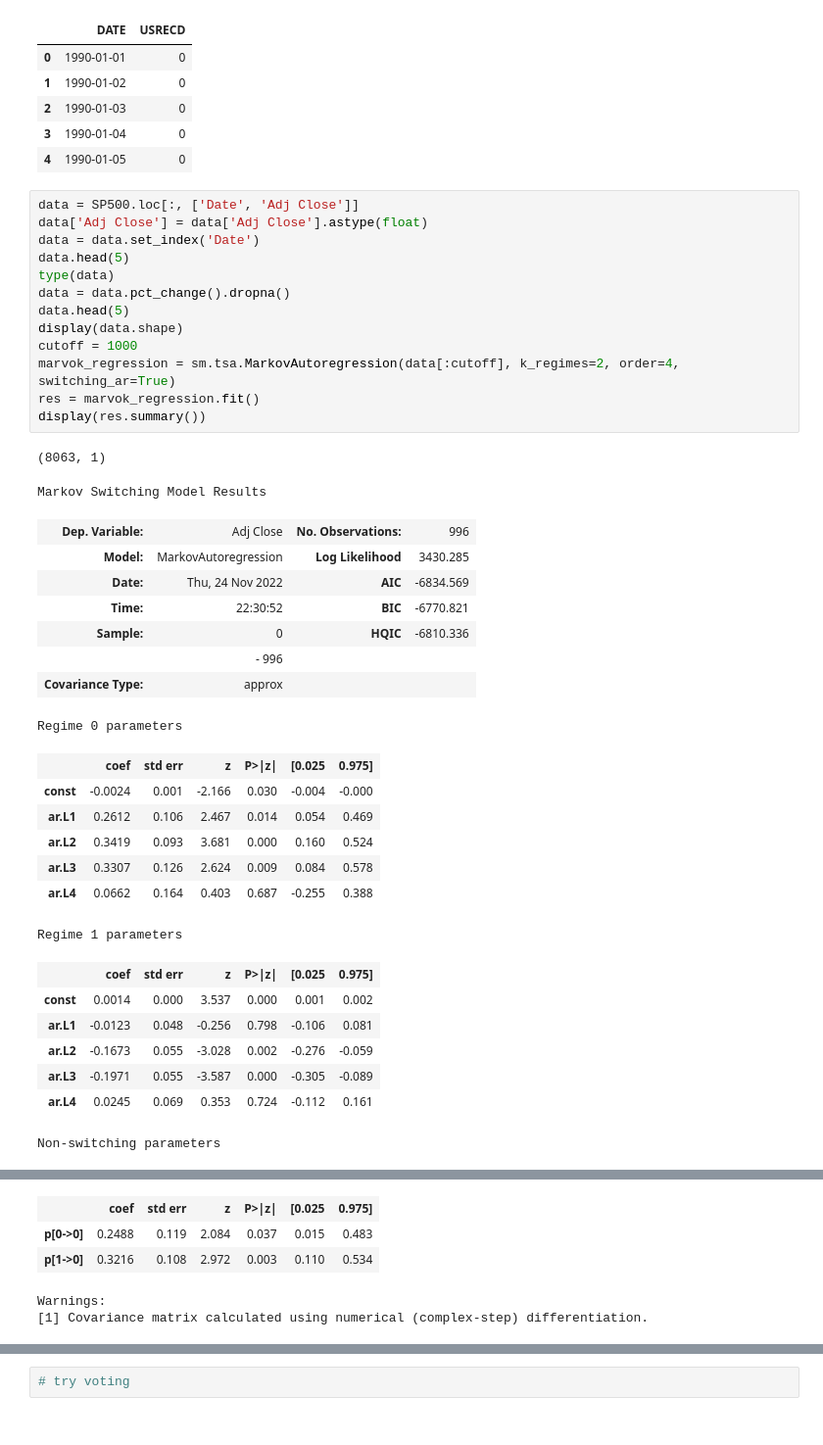
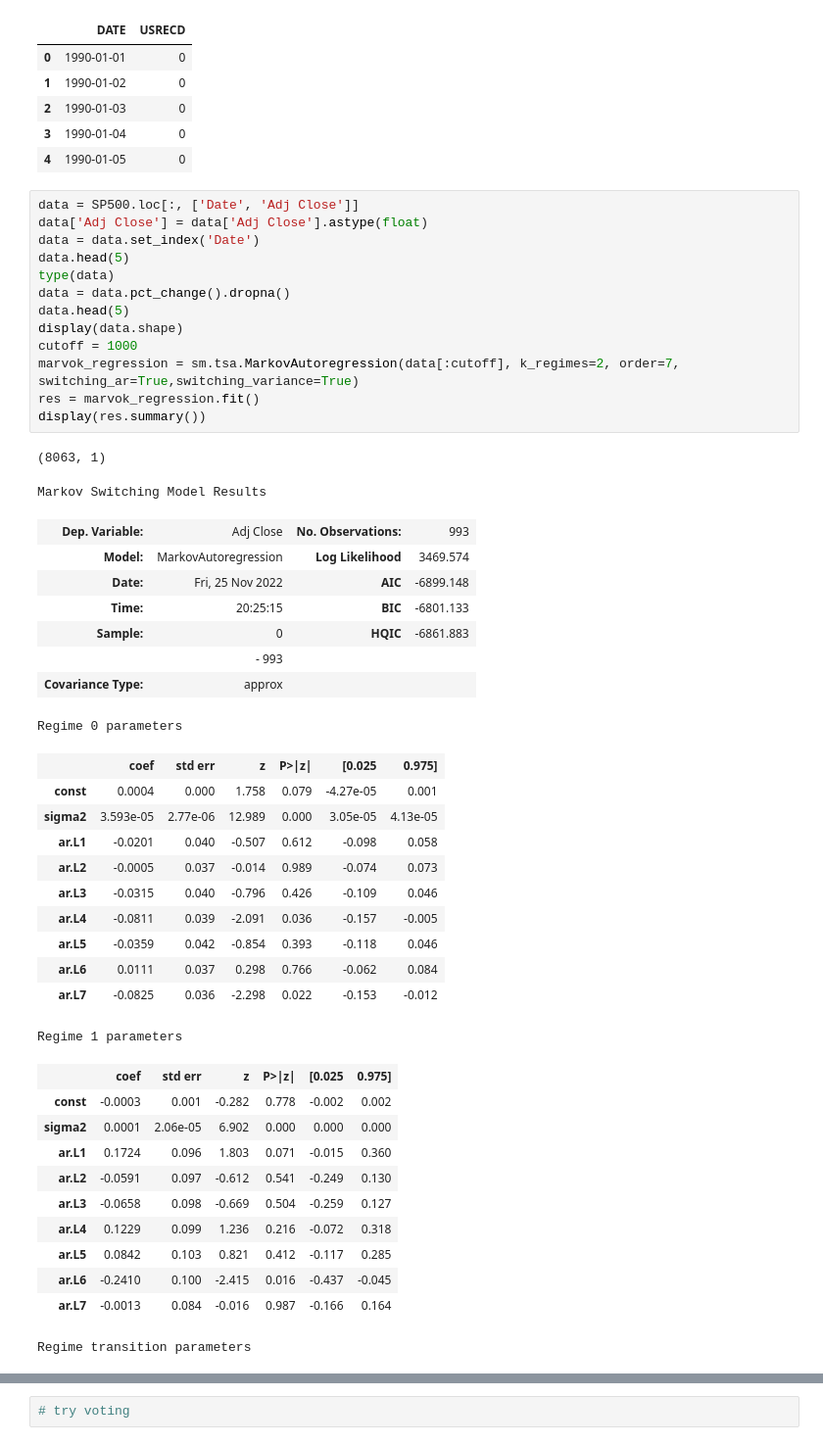
Before and after one commit to TradeMaster-NTU/TradeMaster, a Jupyter notebook: labeling/markov regime switching/S&P500.ipynb, the cells around one changed output, grey strips where cells are left out. Shown at 98% size. Saved outputs shown, nothing was run; the diff lists cells and outputs as text.

```diff
--- a/labeling/markov regime switching/S&P500.ipynb
+++ b/labeling/markov regime switching/S&P500.ipynb
@@ -28,39 +28,47 @@ display(recession.head())
 # %%
 data = SP500.loc[:, ['Date', 'Adj Close']]
 data['Adj Close'] = data['Adj Close'].astype(float)
 data = data.set_index('Date')
 data.head(5)
 type(data)
 data = data.pct_change().dropna()
 data.head(5)
 display(data.shape)
 cutoff = 1000
-marvok_regression = sm.tsa.MarkovAutoregression(data[:cutoff], k_regimes=2, order=4, switching_ar=True)
+marvok_regression = sm.tsa.MarkovAutoregression(data[:cutoff], k_regimes=2, order=7, switching_ar=True,switching_variance=True)
 res = marvok_regression.fit()
 display(res.summary())
 # %% [output]
 (8063, 1)
 Markov Switching Model Results
-| Dep. Variable: | Adj Close | No. Observations: | 996 |
-| Model: | MarkovAutoregression | Log Likelihood | 3430.285 |
-| Date: | Thu, 24 Nov 2022 | AIC | -6834.569 |
-| Time: | 22:30:52 | BIC | -6770.821 |
-| Sample: | 0 | HQIC | -6810.336 |
-|  | - 996 |  |  |
+| Dep. Variable: | Adj Close | No. Observations: | 993 |
+| Model: | MarkovAutoregression | Log Likelihood | 3469.574 |
+| Date: | Fri, 25 Nov 2022 | AIC | -6899.148 |
+| Time: | 20:25:15 | BIC | -6801.133 |
+| Sample: | 0 | HQIC | -6861.883 |
+|  | - 993 |  |  |
 | Covariance Type: | approx |  |  |
 Regime 0 parameters
 |  | coef | std err | z | P>|z| | [0.025 | 0.975] |
-| const | -0.0024 | 0.001 | -2.166 | 0.030 | -0.004 | -0.000 |
-| ar.L1 | 0.2612 | 0.106 | 2.467 | 0.014 | 0.054 | 0.469 |
-| ar.L2 | 0.3419 | 0.093 | 3.681 | 0.000 | 0.160 | 0.524 |
-| ar.L3 | 0.3307 | 0.126 | 2.624 | 0.009 | 0.084 | 0.578 |
-| ar.L4 | 0.0662 | 0.164 | 0.403 | 0.687 | -0.255 | 0.388 |
+| const | 0.0004 | 0.000 | 1.758 | 0.079 | -4.27e-05 | 0.001 |
+| sigma2 | 3.593e-05 | 2.77e-06 | 12.989 | 0.000 | 3.05e-05 | 4.13e-05 |
+| ar.L1 | -0.0201 | 0.040 | -0.507 | 0.612 | -0.098 | 0.058 |
+| ar.L2 | -0.0005 | 0.037 | -0.014 | 0.989 | -0.074 | 0.073 |
+| ar.L3 | -0.0315 | 0.040 | -0.796 | 0.426 | -0.109 | 0.046 |
+| ar.L4 | -0.0811 | 0.039 | -2.091 | 0.036 | -0.157 | -0.005 |
+| ar.L5 | -0.0359 | 0.042 | -0.854 | 0.393 | -0.118 | 0.046 |
+| ar.L6 | 0.0111 | 0.037 | 0.298 | 0.766 | -0.062 | 0.084 |
+| ar.L7 | -0.0825 | 0.036 | -2.298 | 0.022 | -0.153 | -0.012 |
 Regime 1 parameters
 |  | coef | std err | z | P>|z| | [0.025 | 0.975] |
-| const | 0.0014 | 0.000 | 3.537 | 0.000 | 0.001 | 0.002 |
-| ar.L1 | -0.0123 | 0.048 | -0.256 | 0.798 | -0.106 | 0.081 |
-| ar.L2 | -0.1673 | 0.055 | -3.028 | 0.002 | -0.276 | -0.059 |
-| ar.L3 | -0.1971 | 0.055 | -3.587 | 0.000 | -0.305 | -0.089 |
-| ar.L4 | 0.0245 | 0.069 | 0.353 | 0.724 | -0.112 | 0.161 |
+| const | -0.0003 | 0.001 | -0.282 | 0.778 | -0.002 | 0.002 |
+| sigma2 | 0.0001 | 2.06e-05 | 6.902 | 0.000 | 0.000 | 0.000 |
+| ar.L1 | 0.1724 | 0.096 | 1.803 | 0.071 | -0.015 | 0.360 |
+| ar.L2 | -0.0591 | 0.097 | -0.612 | 0.541 | -0.249 | 0.130 |
+| ar.L3 | -0.0658 | 0.098 | -0.669 | 0.504 | -0.259 | 0.127 |
+| ar.L4 | 0.1229 | 0.099 | 1.236 | 0.216 | -0.072 | 0.318 |
+| ar.L5 | 0.0842 | 0.103 | 0.821 | 0.412 | -0.117 | 0.285 |
+| ar.L6 | -0.2410 | 0.100 | -2.415 | 0.016 | -0.437 | -0.045 |
+| ar.L7 | -0.0013 | 0.084 | -0.016 | 0.987 | -0.166 | 0.164 |
-Non-switching parameters
+Regime transition parameters
 |  | coef | std err | z | P>|z| | [0.025 | 0.975] |
@@ -69,8 +79,3 @@ Regime transition parameters
-|  | coef | std err | z | P>|z| | [0.025 | 0.975] |
-| p[0->0] | 0.2488 | 0.119 | 2.084 | 0.037 | 0.015 | 0.483 |
-| p[1->0] | 0.3216 | 0.108 | 2.972 | 0.003 | 0.110 | 0.534 |
-Warnings:
-[1] Covariance matrix calculated using numerical (complex-step) differentiation.
 # %%
 ## Plotting
 
```
Also changed, not shown: parts of 7 cells of this notebook.
